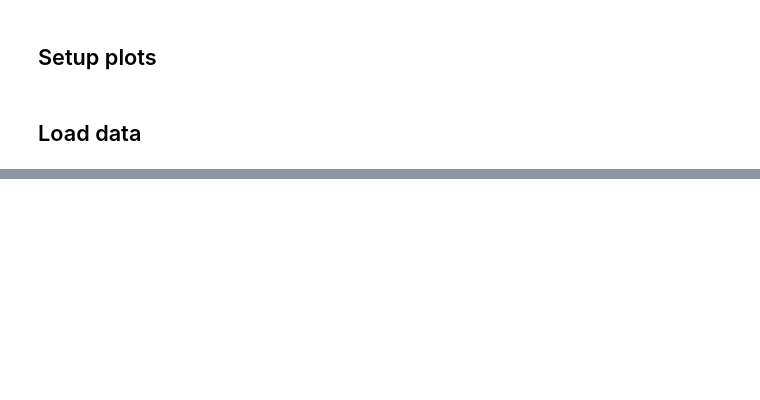
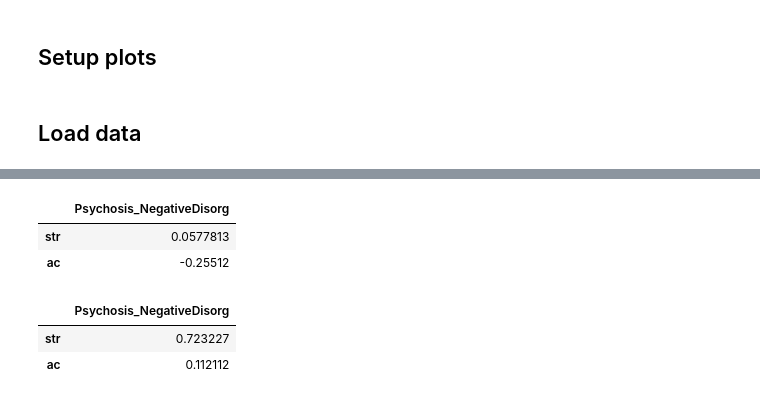
Before and after one commit to lindenmp/neurodev_cs_predictive, a Jupyter notebook: code/prediction/results_sliding_window.ipynb, the cells around one changed output, grey strips where cells are left out. Saved outputs shown, nothing was run; the diff lists cells and outputs as text; code cells hidden in the pictures; blank space fills up the shorter version.

```diff
--- a/code/prediction/results_sliding_window.ipynb
+++ b/code/prediction/results_sliding_window.ipynb
@@ -141,7 +124,0 @@ print(grid.best_params_)
-# %%
-reg = copy.deepcopy(regs[alg])
-reg.alpha = grid.best_params_['reg__alpha']
-reg.gamma = grid.best_params_['reg__gamma']
-pipe = Pipeline(steps=[('standardize', StandardScaler()),
-                       ('reg', reg)])
-print(pipe)
@@ -158,4 +124,0 @@ X_sort, y_sort, my_cv, c_sort = get_stratified_cv(X = X, y = y, c = c, n_splits
-# %%
-nuis_model = cross_val_score_nuis(X = X_sort, y = y_sort, c = c_sort, my_cv = my_cv, reg = reg, my_scorer = my_scorer)
-main_score_nuis = nuis_model.mean()
-main_sterr_nuis = nuis_model.std() / np.sqrt(n_splits)
@@ -174,2 +133,5 @@ cross_val_score(pipe, X = X_sort, y = y_sort, cv = my_cv, scoring = my_scorer).m
 # %%
-gradient = np.loadtxt(os.path.join(os.environ['MODELDIR'],'pnc_grads_template.txt'))[:,0]
+g = 0
+gradient = np.loadtxt(os.path.join(os.environ['MODELDIR'],'pnc_grads_template.txt'))[:,g]
+# sort gradient
+sort_idx = np.argsort(gradient)
@@ -284,0 +140,22 @@ Text(0.5, 1.0, 'GAM: p-val: 0.0122\n GAM (null): p-val: 0.5354')
+# %%
+if 'altcontrol' in os.environ['MODELDIR']:
+    c_params = np.linspace(0.75, 0.25, 3)
+else:
+    c_params = np.array([10, 100, 1000, 10000])
+
+c_params
+
+# control_c = c_params[3]
+control_c = None
+print(control_c)
+
+if control_c == None:
+    metrics = ['str', 'ac']
+    metrics_label = ['Strength', 'Average Controllability']
+else:
+    metrics = ['ac',]
+    metrics_label = ['Average Controllability',]
+
+phenos = ['Psychosis_Positive','Psychosis_NegativeDisorg']
+phenos_label = ['Psychosis (Positive)','Psychosis (Negative)']
+phenos_short = ['Psy. (pos)','Psy. (neg)']
@@ -284,0 +266,12 @@ Text(0.5, 1.0, 'GAM: p-val: 0.0122\n GAM (null): p-val: 0.5354')
+# %%
+my_r
+# %% [output]
+|  | Psychosis_NegativeDisorg |
+| str | 0.0577813 |
+| ac | -0.25512 |
+# %%
+my_pvals
+# %% [output]
+|  | Psychosis_NegativeDisorg |
+| str | 0.723227 |
+| ac | 0.112112 |
```
Also changed, not shown: parts of 34 cells of this notebook, 7 other files.
